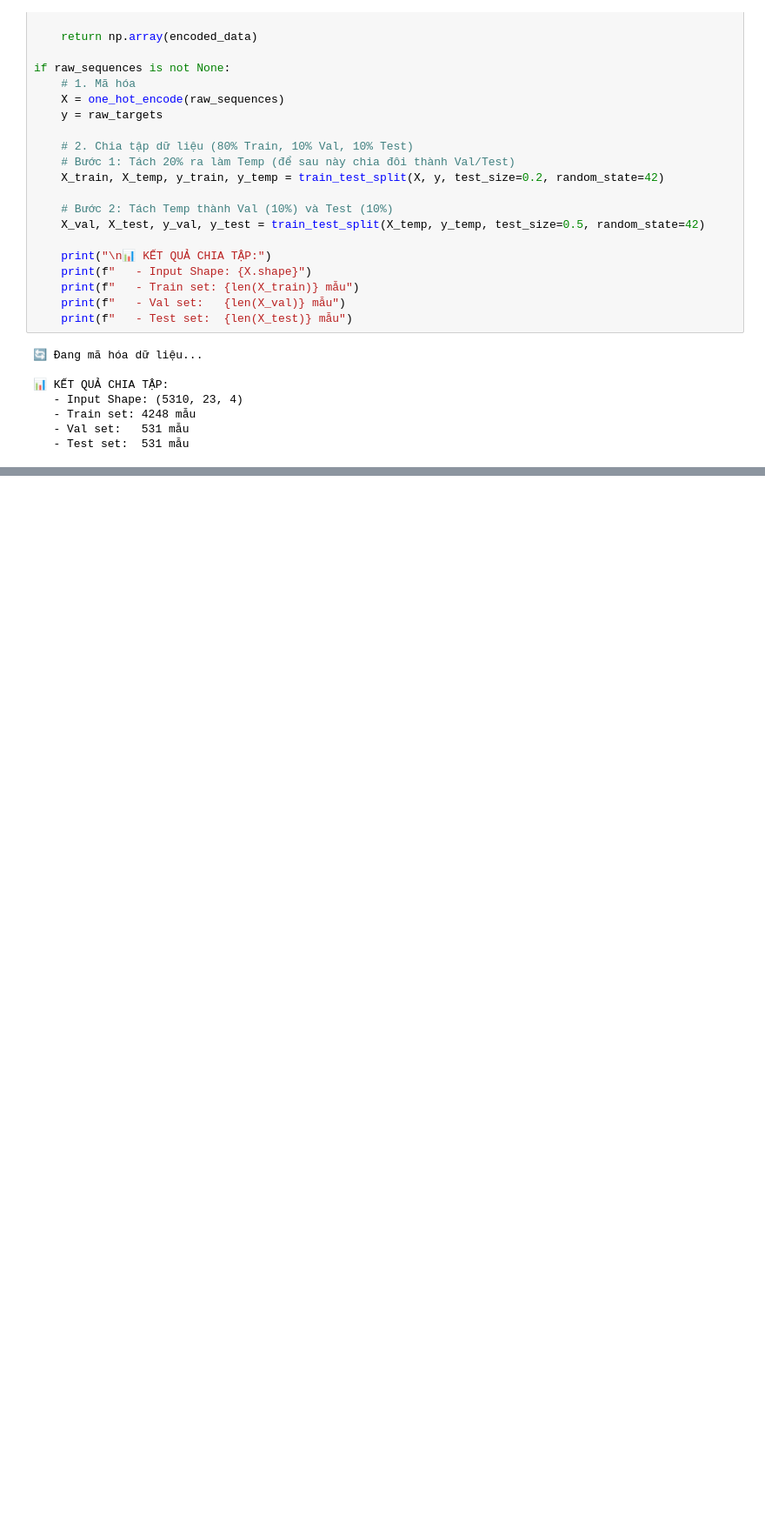
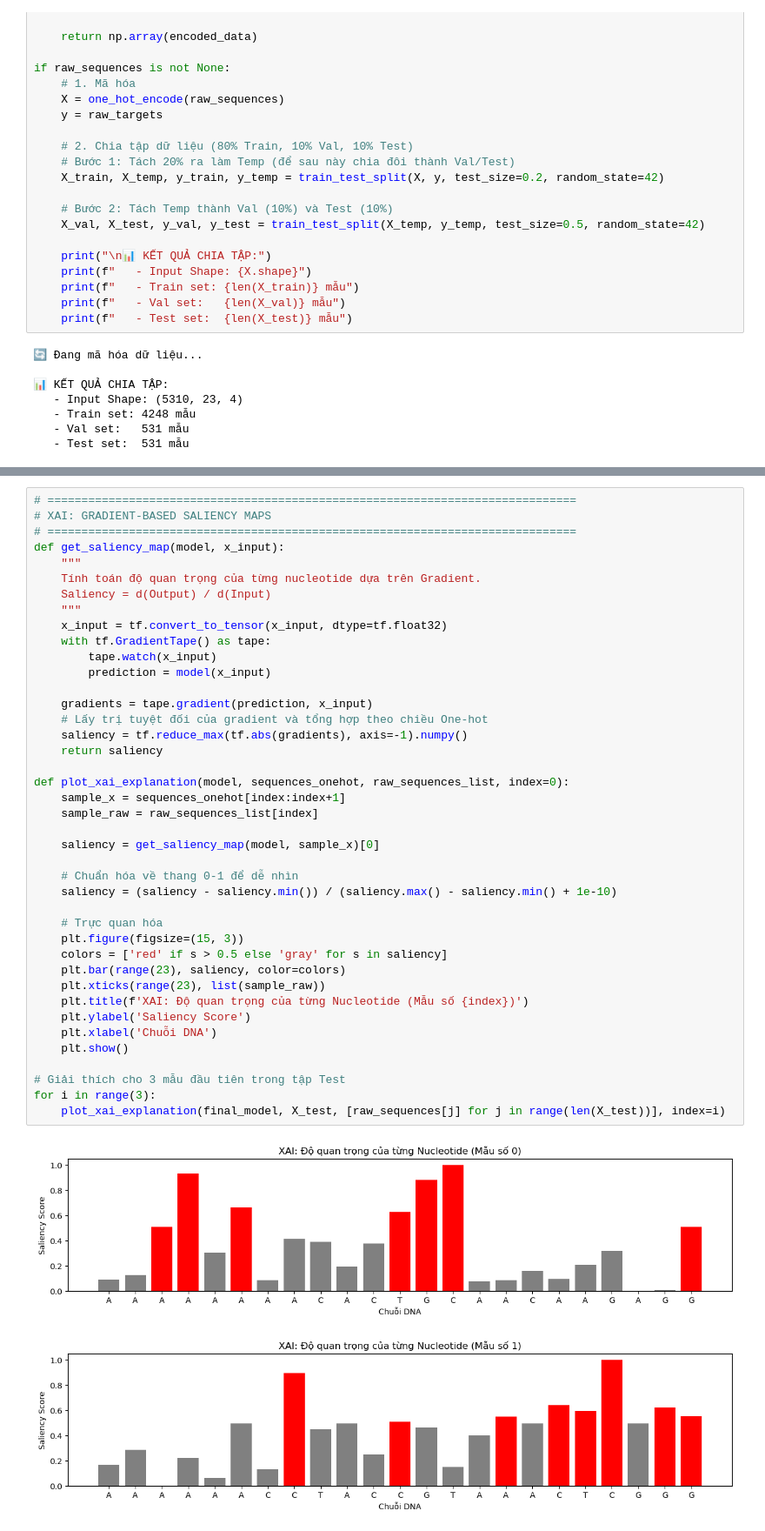
Before and after one commit to VanNhi279/sgRNA_On-target_Efficiency_Prediction, a Jupyter notebook: CRISPR-Cas9.ipynb, the cells around one changed output, grey strips where cells are left out. Shown at 87% size. Cells and saved outputs as stored; diff of their text form; blank space fills up the shorter version.

```diff
--- a/CRISPR-Cas9.ipynb
+++ b/CRISPR-Cas9.ipynb
@@ -404,0 +448,44 @@ Vị trí   | Sequence (Spacer + PAM)        | Score    | Đánh giá
+# %%
+# ==============================================================================
+# XAI: GRADIENT-BASED SALIENCY MAPS
+# ==============================================================================
+def get_saliency_map(model, x_input):
+    """
+    Tính toán độ quan trọng của từng nucleotide dựa trên Gradient.
+    Saliency = d(Output) / d(Input)
+    """
+    x_input = tf.convert_to_tensor(x_input, dtype=tf.float32)
+    with tf.GradientTape() as tape:
+        tape.watch(x_input)
+        prediction = model(x_input)
+
+    gradients = tape.gradient(prediction, x_input)
+    # Lấy trị tuyệt đối của gradient và tổng hợp theo chiều One-hot
+    saliency = tf.reduce_max(tf.abs(gradients), axis=-1).numpy()
+    return saliency
+
+def plot_xai_explanation(model, sequences_onehot, raw_sequences_list, index=0):
+    sample_x = sequences_onehot[index:index+1]
+    sample_raw = raw_sequences_list[index]
+
+    saliency = get_saliency_map(model, sample_x)[0]
+
+    # Chuẩn hóa về thang 0-1 để dễ nhìn
+    saliency = (saliency - saliency.min()) / (saliency.max() - saliency.min() + 1e-10)
+
+    # Trực quan hóa
+    plt.figure(figsize=(15, 3))
+    colors = ['red' if s > 0.5 else 'gray' for s in saliency]
+    plt.bar(range(23), saliency, color=colors)
+    plt.xticks(range(23), list(sample_raw))
+    plt.title(f'XAI: Độ quan trọng của từng Nucleotide (Mẫu số {index})')
+    plt.ylabel('Saliency Score')
+    plt.xlabel('Chuỗi DNA')
+    plt.show()
+
+# Giải thích cho 3 mẫu đầu tiên trong tập Test
+for i in range(3):
+    plot_xai_explanation(final_model, X_test, [raw_sequences[j] for j in range(len(X_test))], index=i)
+# %% [output]
+[figure, added]
+[figure, added]
```
Also changed, not shown: parts of 9 cells of this notebook, 2 other files.
